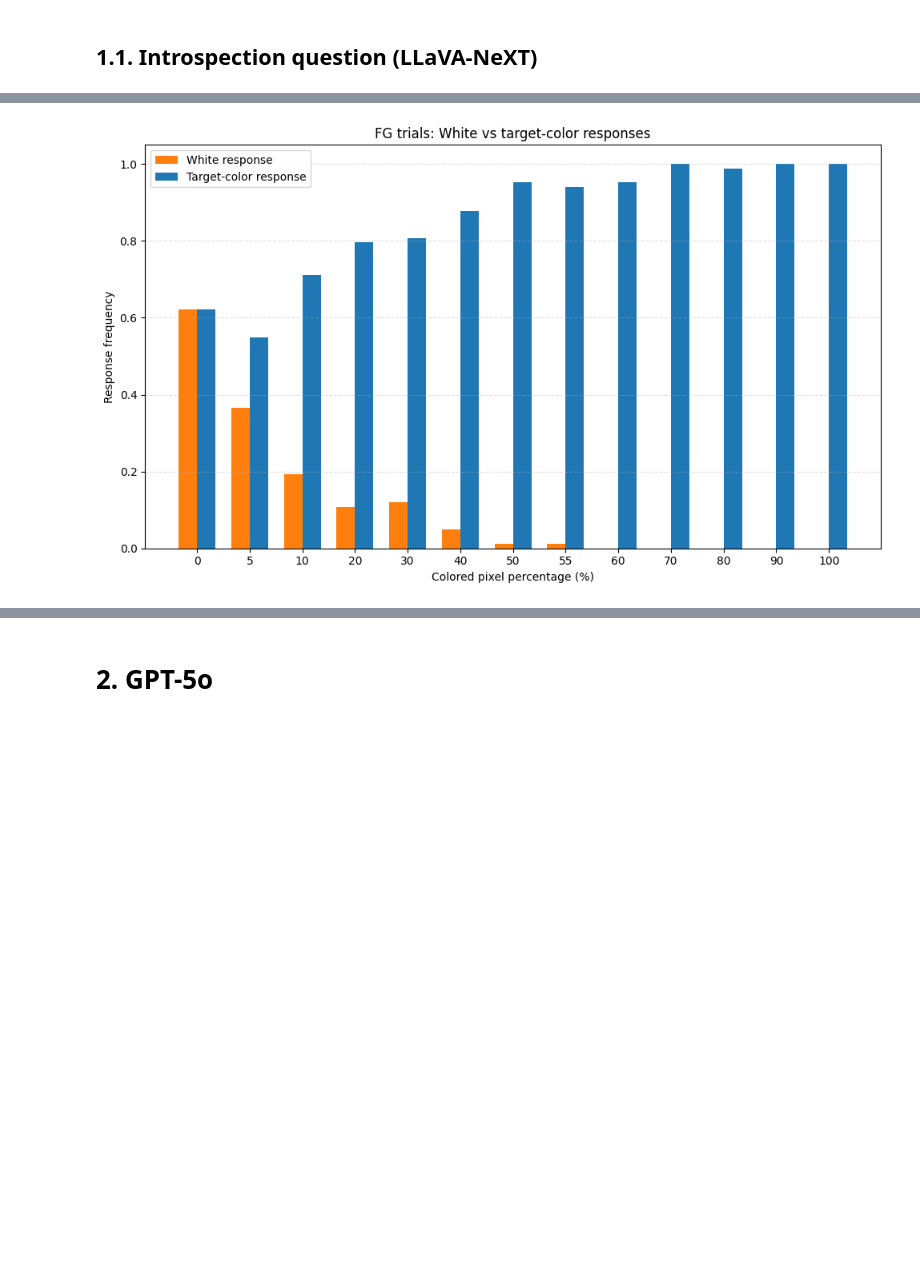
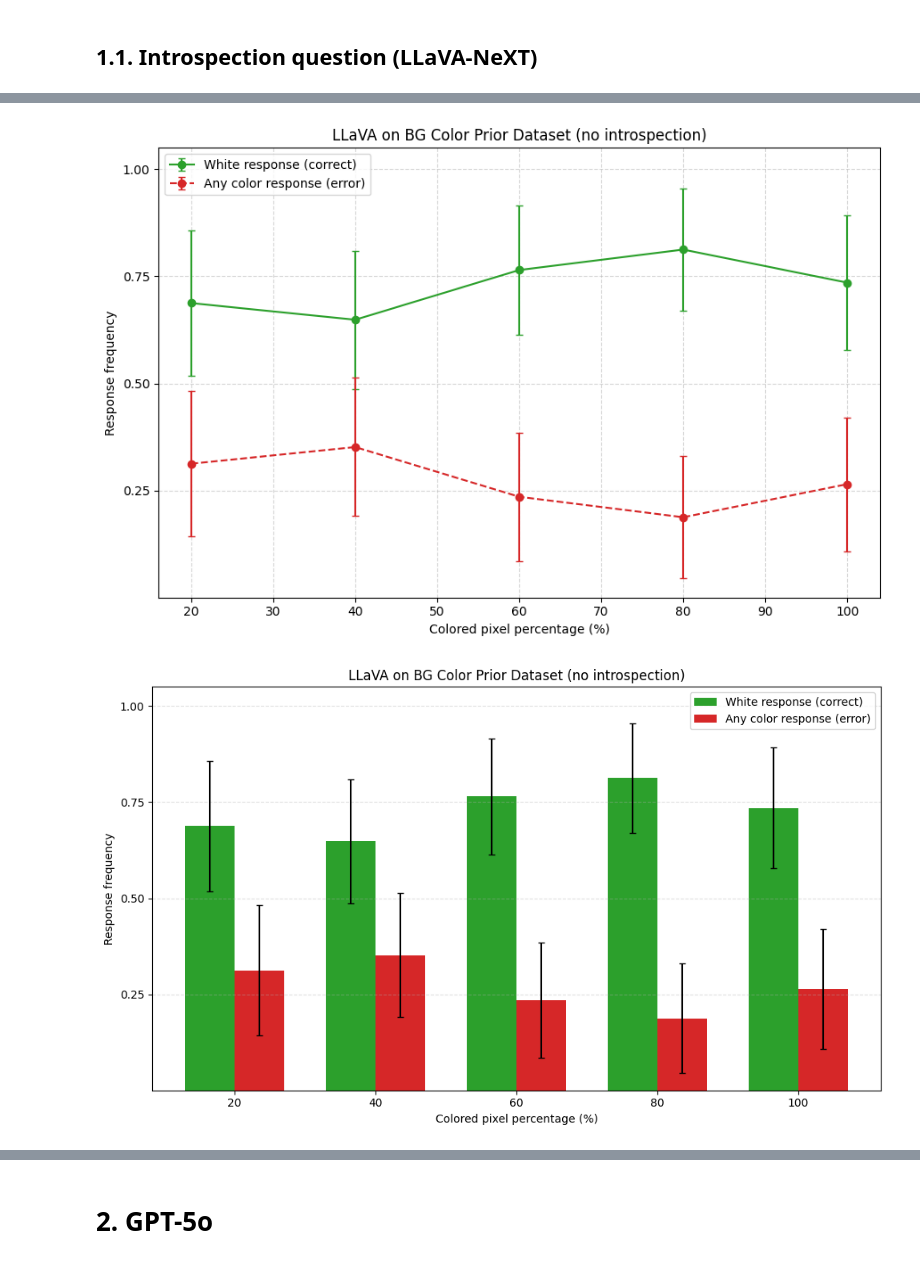
Before and after one commit to jonnemi/color-concept-entanglement, a Jupyter notebook: model_evaluation/VLM_evaluations.ipynb, the cells around one changed output, grey strips where cells are left out. Saved outputs shown, nothing was run; the diff lists cells and outputs as text; code cells hidden in the pictures; blank space fills up the shorter version.

```diff
--- a/model_evaluation/VLM_evaluations.ipynb
+++ b/model_evaluation/VLM_evaluations.ipynb
@@ -289,35 +290,0 @@ plt.show()
-# %%
-x = np.arange(len(fg_summary))
-width = 0.35
-
-fig, ax = plt.subplots(figsize=(10, 6))
-
-ax.bar(
-    x - width / 2,
-    fg_summary["p_white"],
-    width,
-    label="White response",
-    color="#ff7f0e",
-)
-
-ax.bar(
-    x + width / 2,
-    fg_summary["p_target"],
-    width,
-    label="Target-color response",
-    color="#1f77b4",
-)
-
-ax.set_xticks(x)
-ax.set_xticklabels(fg_summary["percent_colored"])
-ax.set_xlabel("Colored pixel percentage (%)")
-ax.set_ylabel("Response frequency")
-ax.set_ylim(0, 1.05)
-ax.set_title("FG trials: White vs target-color responses")
-ax.legend()
-ax.grid(axis="y", linestyle="--", alpha=0.4)
-
-plt.tight_layout()
-plt.show()
-# %% [output]
-[figure, removed]
@@ -367,0 +291,6 @@ plt.show()
+# %%
+plot_bg_response_frequencies_line(llava_prior_pred_df, title="LLaVA on BG Color Prior Dataset (no introspection)", response_col="pred_color_this")
+plot_bg_response_frequencies_bar(llava_prior_pred_df, title="LLaVA on BG Color Prior Dataset (no introspection)", response_col="pred_color_this")
+# %% [output]
+[figure, added]
+[figure, added]
```
Also changed, not shown: parts of 40 cells of this notebook, 2 other files.
